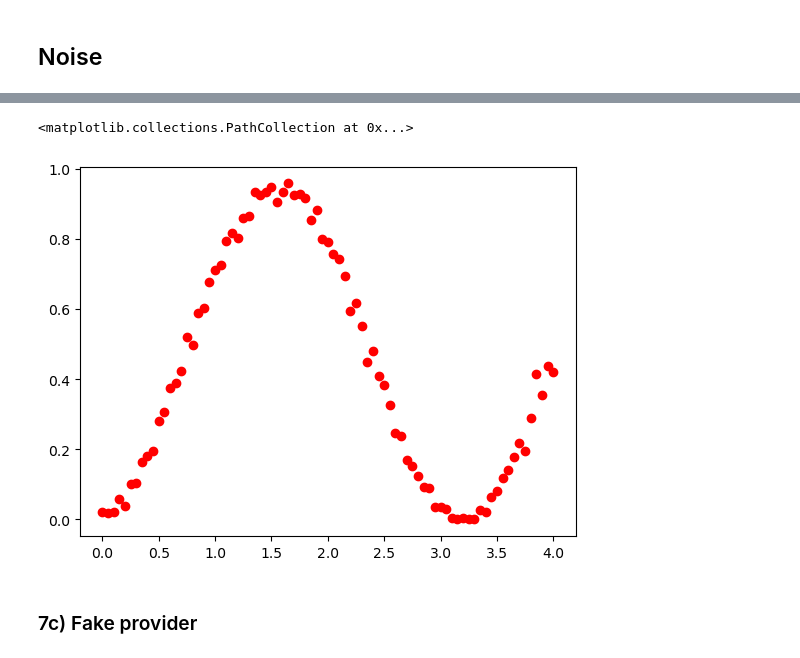
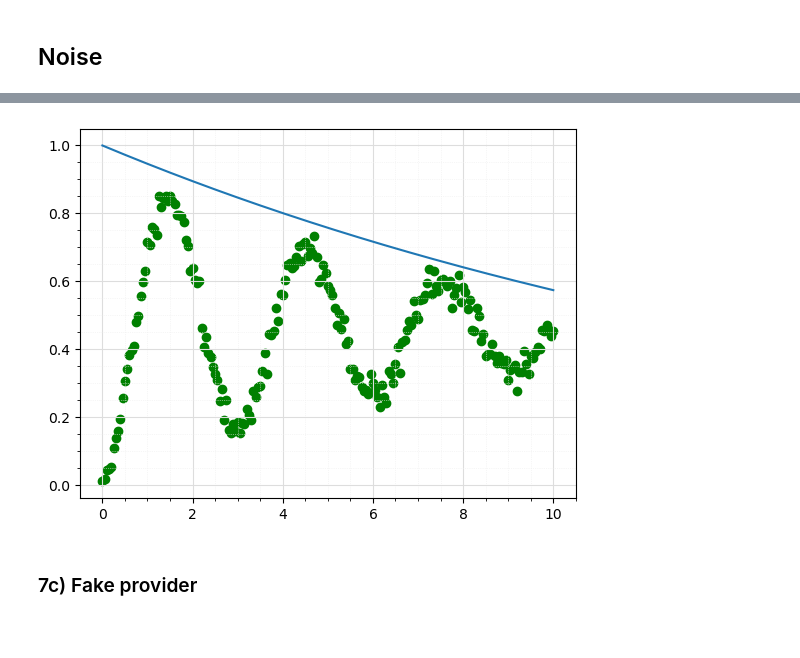
Before and after one commit to zambrdav/fopra34, a Jupyter notebook: AaronIntro.ipynb, the cells around one changed output, grey strips where cells are left out. Saved outputs shown, nothing was run; the diff lists cells and outputs as text; code cells hidden in the pictures; blank space fills up the shorter version.

```diff
--- a/AaronIntro.ipynb
+++ b/AaronIntro.ipynb
@@ -596,15 +577,14 @@ add_all_qubit_quantum_error(error, instructions, warnings=True) method of qiskit
 import qiskit_aer.noise as noise
 nModel = noise.noise_model.NoiseModel()
 
-gamma = 0.02
+gamma = 0.005
 p = 0.1
-nModel.add_all_qubit_quantum_error(noise.amplitude_damping_error(gamma, p), ['rx','rz'])
+nModel.add_all_qubit_quantum_error(noise.amplitude_damping_error(gamma, p), ['rx','rz', 'measure'])
 # %%
-t_max = 4.001
+t_max = 10.001
 shots=400
 dt = 0.05
-t = np.arange(0, 4.001, dt)
-
+t = np.arange(0, t_max, dt)
 counts_n = time_evolve(q.QuantumCircuit(1), t,dt=dt, w=25.5, w0=25, w1=2, shots=shots, noise_model=nModel)
 trace_n = np.zeros_like(t)
 for i in range(len(t)):
@@ -612,11 +592,15 @@ for i in range(len(t)):
         trace_n[i] = counts_n[i]['1']
     except:
         trace_n[i] = shots - counts_n[i]['0']
-# %%
-plt.scatter(t, trace_n/shots, label='noisy', color='red', marker='o')
-# %% [output]
-<matplotlib.collections.PathCollection at 0x...>
-[figure, removed]
+# %%
+#trace_o = trace_n
+T1 = 18
+plt.scatter(t, trace_n/shots, label='noisy', color='g', marker='o')
+plt.plot(t, np.exp(-t/T1))
+#plt.scatter(t, trace_o/shots, label='noisy', color='red', marker='o')
+grid()
+# %% [output]
+[figure, added]
 # %% [markdown]
 ### 7c) Fake provider
 # %%
```
Also changed, not shown: parts of 12 cells of this notebook, 4 other files.
